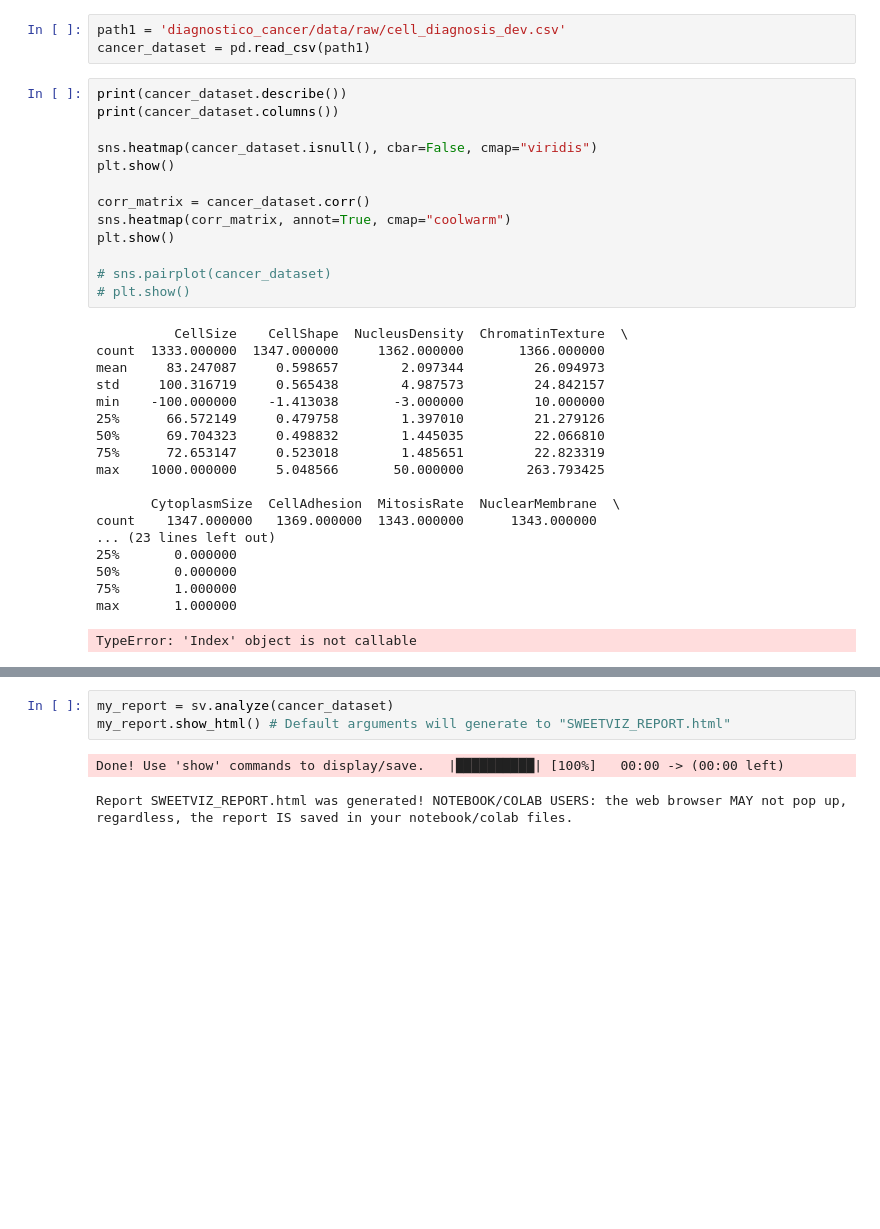
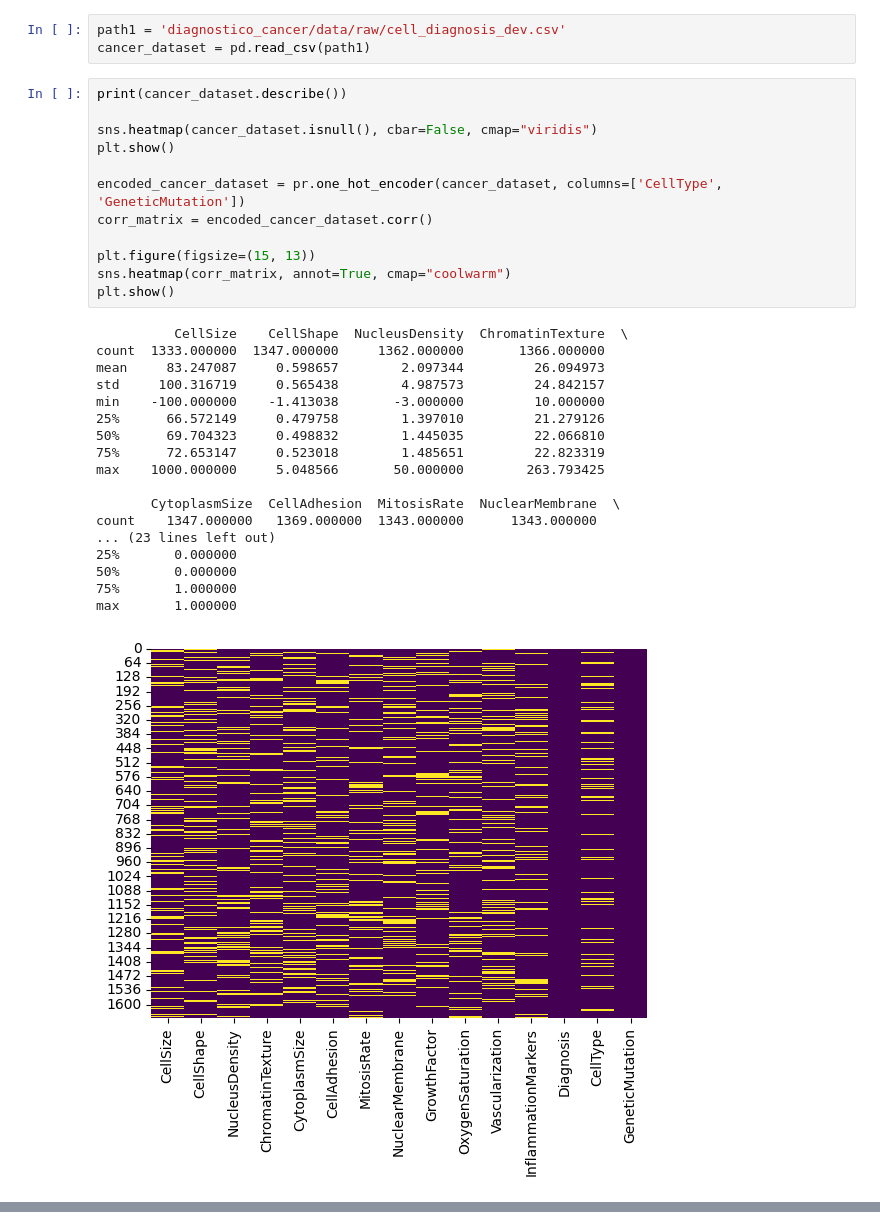
Before and after one commit to fedegutman/TP2ML, a Jupyter notebook: GUTMAN_FEDERICO_Notebook_TP2.ipynb, the cells around one changed output, grey strips where cells are left out. Saved outputs shown, nothing was run; the diff lists cells and outputs as text; blank space fills up the shorter version.

```diff
--- a/GUTMAN_FEDERICO_Notebook_TP2.ipynb
+++ b/GUTMAN_FEDERICO_Notebook_TP2.ipynb
@@ -15,33 +15,32 @@ path1 = 'diagnostico_cancer/data/raw/cell_diagnosis_dev.csv'
 cancer_dataset = pd.read_csv(path1)
 # %%
 print(cancer_dataset.describe())
-print(cancer_dataset.columns())
 
 sns.heatmap(cancer_dataset.isnull(), cbar=False, cmap="viridis")
 plt.show()
 
-corr_matrix = cancer_dataset.corr()
+encoded_cancer_dataset = pr.one_hot_encoder(cancer_dataset, columns=['CellType', 'GeneticMutation'])
+corr_matrix = encoded_cancer_dataset.corr()
+
+plt.figure(figsize=(15, 13))
 sns.heatmap(corr_matrix, annot=True, cmap="coolwarm")
 plt.show()
-
-# sns.pairplot(cancer_dataset)
-# plt.show()
 # %% [output]
           CellSize    CellShape  NucleusDensity  ChromatinTexture  \
 count  1333.000000  1347.000000     1362.000000       1366.000000
 mean     83.247087     0.598657        2.097344         26.094973
 std     100.316719     0.565438        4.987573         24.842157
 min    -100.000000    -1.413038       -3.000000         10.000000
 25%      66.572149     0.479758        1.397010         21.279126
 50%      69.704323     0.498832        1.445035         22.066810
 75%      72.653147     0.523018        1.485651         22.823319
 max    1000.000000     5.048566       50.000000        263.793425
 
        CytoplasmSize  CellAdhesion  MitosisRate  NuclearMembrane  \
 count    1347.000000   1369.000000  1343.000000      1343.000000
 ... (23 lines left out)
 25%       0.000000
 50%       0.000000
 75%       1.000000
 max       1.000000
-TypeError: 'Index' object is not callable
+[figure, added]
@@ -48,6 +47,0 @@ TypeError: 'Index' object is not callable
-# %%
-my_report = sv.analyze(cancer_dataset)
-my_report.show_html() # Default arguments will generate to "SWEETVIZ_REPORT.html"
-# %% [output]
-Done! Use 'show' commands to display/save.   |██████████| [100%]   00:00 -> (00:00 left)
-Report SWEETVIZ_REPORT.html was generated! NOTEBOOK/COLAB USERS: the web browser MAY not pop up, regardless, the report IS saved in your notebook/colab files.
```
Also changed, not shown: parts of 3 cells of this notebook, 1 other file.
